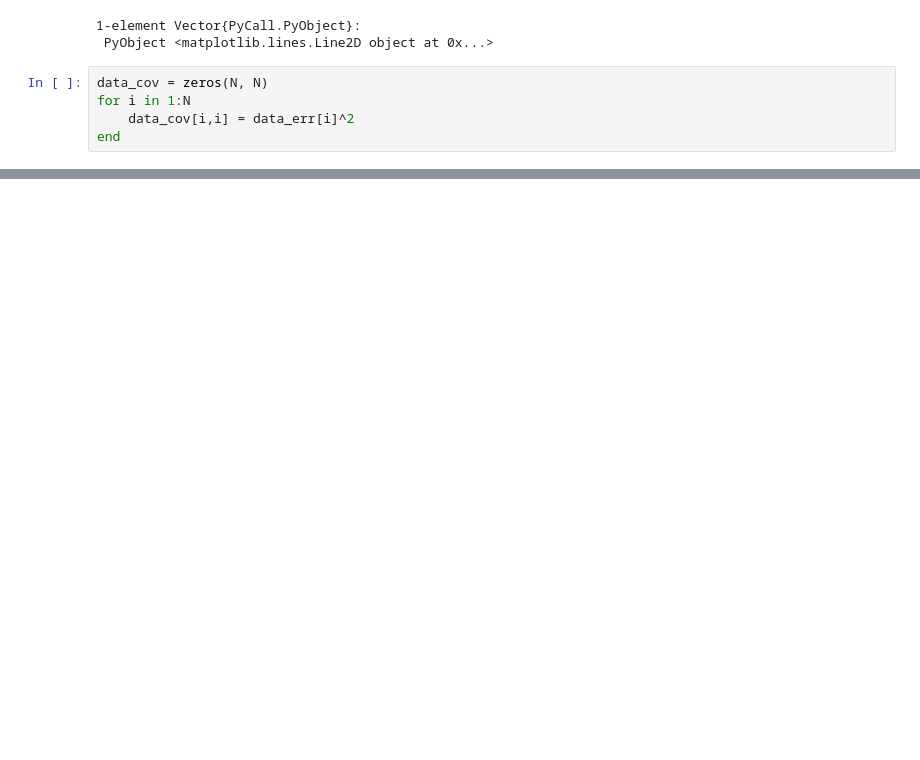
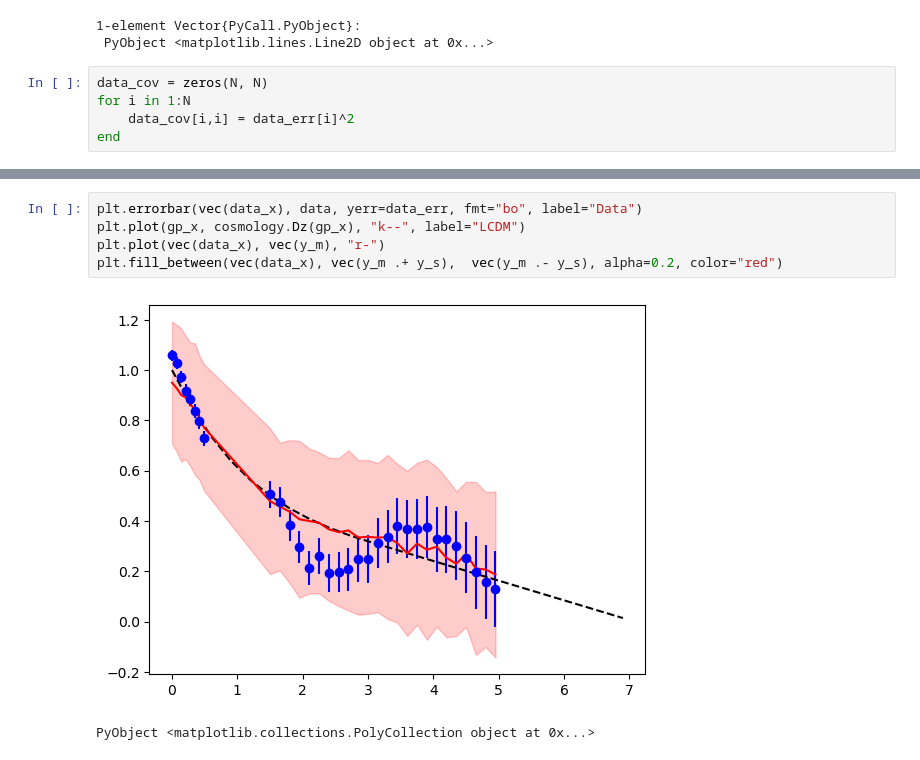
Before and after one commit to damonge/LimberJack.jl, a Jupyter notebook: Notebooks/GP_latent.ipynb, the cells around one changed output, grey strips where cells are left out. Drawn from its saved outputs; the diff is of its cells as text; blank space fills up the shorter version.

```diff
--- a/Notebooks/GP_latent.ipynb
+++ b/Notebooks/GP_latent.ipynb
@@ -73,0 +103,8 @@ end
+# %%
+plt.errorbar(vec(data_x), data, yerr=data_err, fmt="bo", label="Data")
+plt.plot(gp_x, cosmology.Dz(gp_x), "k--", label="LCDM")
+plt.plot(vec(data_x), vec(y_m), "r-")
+plt.fill_between(vec(data_x), vec(y_m .+ y_s),  vec(y_m .- y_s), alpha=0.2, color="red")
+# %% [output]
+[figure, added]
+PyObject <matplotlib.collections.PolyCollection object at 0x...>
```
Also changed, not shown: parts of 17 cells of this notebook, 1 other file.
